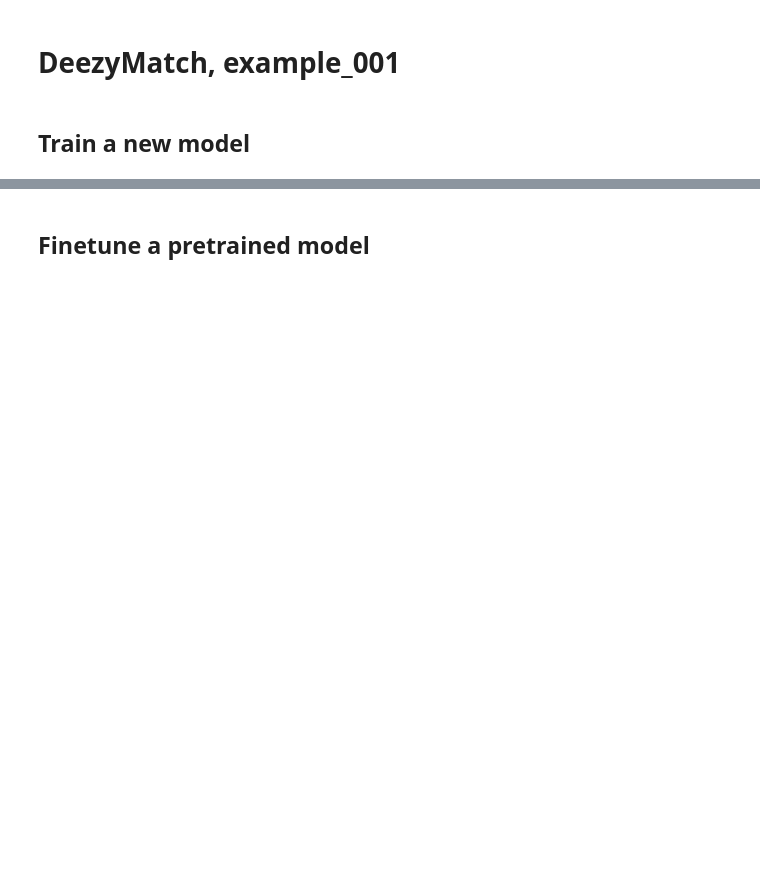
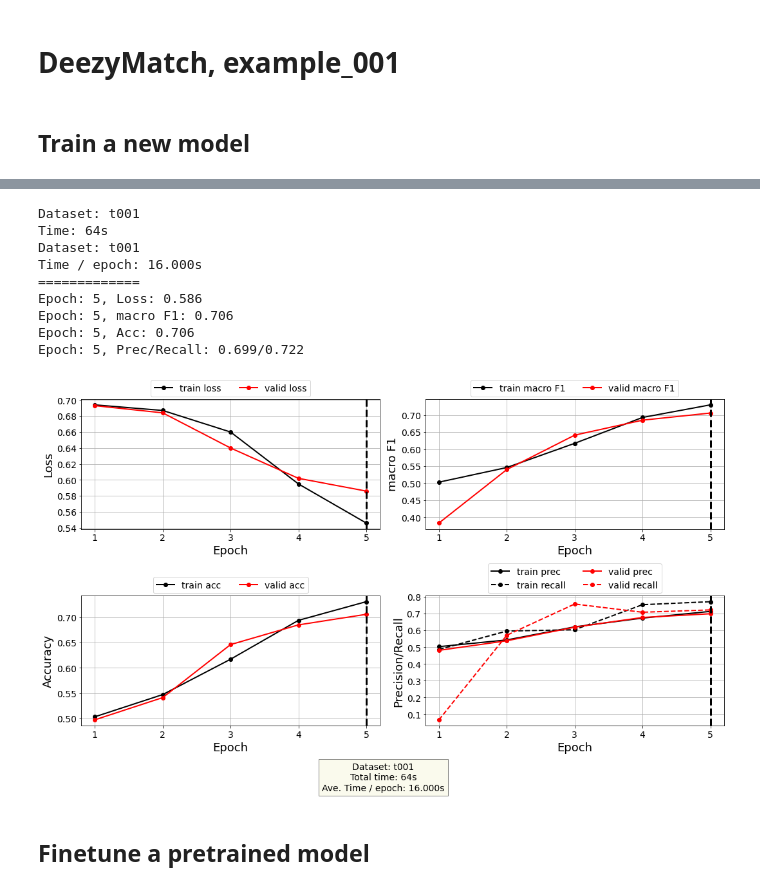
Before and after one commit to Living-with-machines/DeezyMatch, a Jupyter notebook: examples/example_001.ipynb, the cells around one changed output, grey strips where cells are left out. Saved outputs shown, nothing was run; the diff lists cells and outputs as text; code cells hidden in the pictures; blank space fills up the shorter version.

```diff
--- a/examples/example_001.ipynb
+++ b/examples/example_001.ipynb
@@ -74,3 +56,20 @@ User time: 92.9900
+# %%
+from DeezyMatch import plot_log
+
+# plot log file
+plot_log(path2log="./models/test001/log.txt",
+         dataset="t001")
+# %% [output]
+Dataset: t001
+Time: 64s
+Dataset: t001
+Time / epoch: 16.000s
+=============
+Epoch: 5, Loss: 0.586
+Epoch: 5, macro F1: 0.706
+Epoch: 5, Acc: 0.706
+Epoch: 5, Prec/Recall: 0.699/0.722
+[figure, added]
 # %% [markdown]
 ## Finetune a pretrained model
 # %%
```
Also changed, not shown: parts of 25 cells of this notebook.
